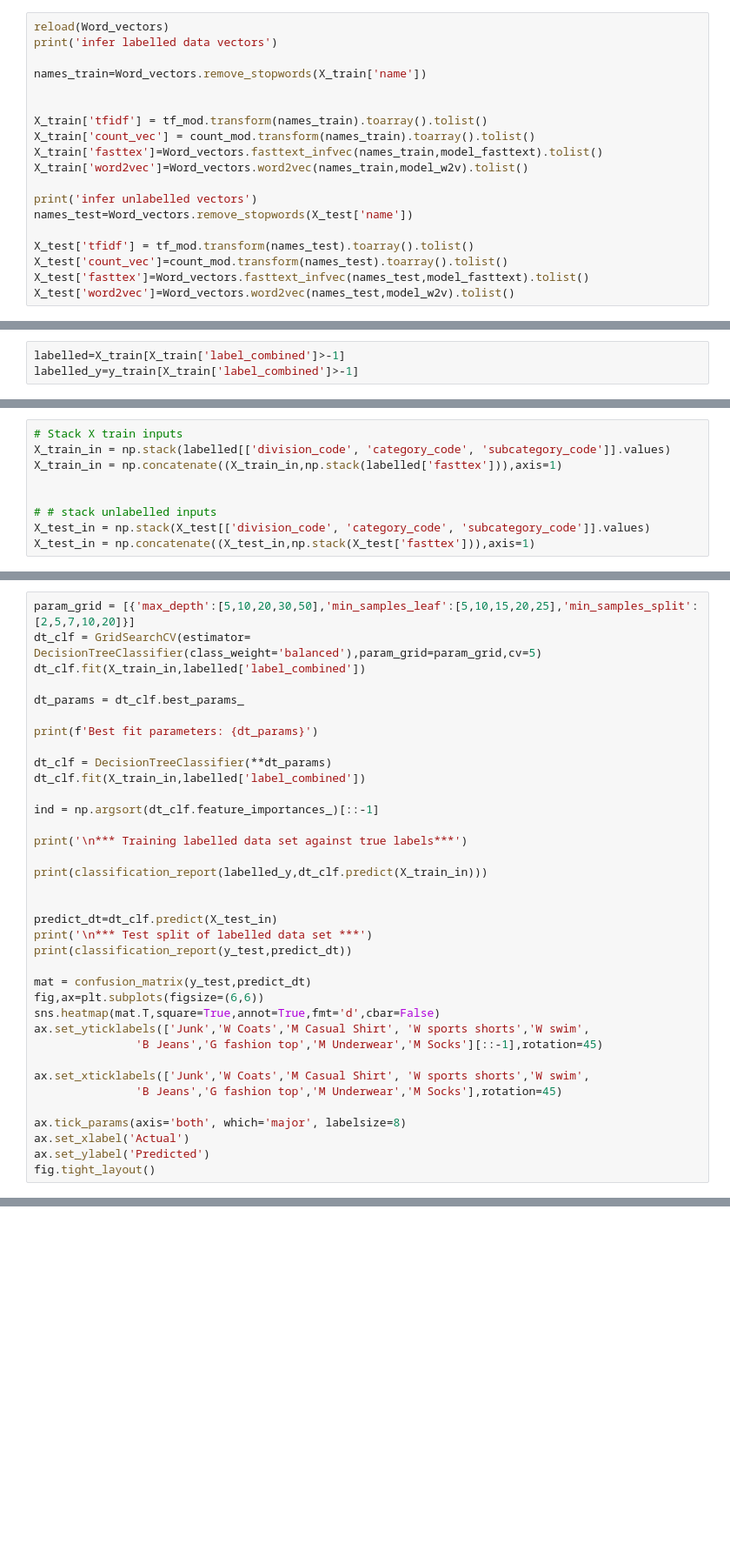
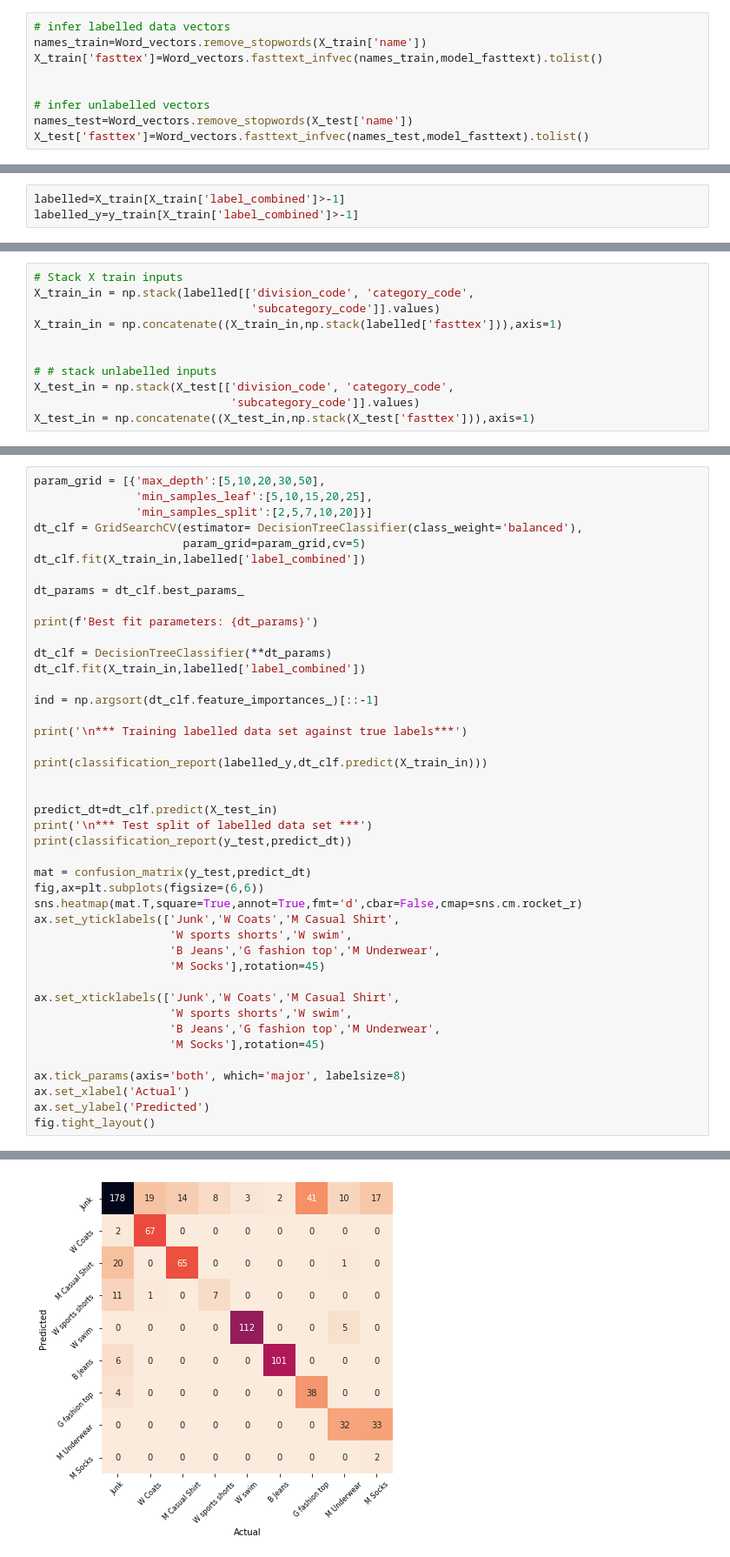
Before and after one commit to ONSBigData/labelpropagation_clothing, a Jupyter notebook: label_propagation_and_classification.ipynb, the cells around one changed output, grey strips where cells are left out. Shown at 87% size. Saved outputs shown, nothing was run; the diff lists cells and outputs as text; blank space fills up the shorter version.

```diff
--- a/label_propagation_and_classification.ipynb
+++ b/label_propagation_and_classification.ipynb
@@ -314,19 +353,9 @@ df_mock['w2v_vec'] = w2v_vectors.tolist()
 # %%
-reload(Word_vectors)
-print('infer labelled data vectors')
-
+# infer labelled data vectors
 names_train=Word_vectors.remove_stopwords(X_train['name'])
+X_train['fasttex']=Word_vectors.fasttext_infvec(names_train,model_fasttext).tolist()
 
 
-X_train['tfidf'] = tf_mod.transform(names_train).toarray().tolist()
-X_train['count_vec'] = count_mod.transform(names_train).toarray().tolist()
-X_train['fasttex']=Word_vectors.fasttext_infvec(names_train,model_fasttext).tolist()
-X_train['word2vec']=Word_vectors.word2vec(names_train,model_w2v).tolist()
-
-print('infer unlabelled vectors')
+# infer unlabelled vectors
 names_test=Word_vectors.remove_stopwords(X_test['name'])
-
-X_test['tfidf'] = tf_mod.transform(names_test).toarray().tolist()
-X_test['count_vec']=count_mod.transform(names_test).toarray().tolist()
 X_test['fasttex']=Word_vectors.fasttext_infvec(names_test,model_fasttext).tolist()
-X_test['word2vec']=Word_vectors.word2vec(names_test,model_w2v).tolist()
@@ -356,11 +390,13 @@ labelled_y=y_train[X_train['label_combined']>-1]
 # %%
 # Stack X train inputs
-X_train_in = np.stack(labelled[['division_code', 'category_code', 'subcategory_code']].values)
+X_train_in = np.stack(labelled[['division_code', 'category_code',
+                                'subcategory_code']].values)
 X_train_in = np.concatenate((X_train_in,np.stack(labelled['fasttex'])),axis=1)
 
 
 # # stack unlabelled inputs
-X_test_in = np.stack(X_test[['division_code', 'category_code', 'subcategory_code']].values)
+X_test_in = np.stack(X_test[['division_code', 'category_code',
+                             'subcategory_code']].values)
 X_test_in = np.concatenate((X_test_in,np.stack(X_test['fasttex'])),axis=1)
 # %% [markdown]
 ## Decision Tree
@@ -369,6 +405,9 @@ Build a decision tree with the fastText vectors. No rigourious hyper-parameter s
 # %%
-param_grid = [{'max_depth':[5,10,20,30,50],'min_samples_leaf':[5,10,15,20,25],'min_samples_split':[2,5,7,10,20]}]
-dt_clf = GridSearchCV(estimator= DecisionTreeClassifier(class_weight='balanced'),param_grid=param_grid,cv=5)
+param_grid = [{'max_depth':[5,10,20,30,50],
+               'min_samples_leaf':[5,10,15,20,25],
+               'min_samples_split':[2,5,7,10,20]}]
+dt_clf = GridSearchCV(estimator= DecisionTreeClassifier(class_weight='balanced'),
+                      param_grid=param_grid,cv=5)
 dt_clf.fit(X_train_in,labelled['label_combined'])
 
 dt_params = dt_clf.best_params_
@@ -391,14 +430,19 @@ print(classification_report(y_test,predict_dt))
 
 mat = confusion_matrix(y_test,predict_dt)
 fig,ax=plt.subplots(figsize=(6,6))
-sns.heatmap(mat.T,square=True,annot=True,fmt='d',cbar=False)
-ax.set_yticklabels(['Junk','W Coats','M Casual Shirt', 'W sports shorts','W swim',
-               'B Jeans','G fashion top','M Underwear','M Socks'][::-1],rotation=45)
+sns.heatmap(mat.T,square=True,annot=True,fmt='d',cbar=False,cmap=sns.cm.rocket_r)
+ax.set_yticklabels(['Junk','W Coats','M Casual Shirt',
+                    'W sports shorts','W swim',
+                    'B Jeans','G fashion top','M Underwear',
+                    'M Socks'],rotation=45)
 
-ax.set_xticklabels(['Junk','W Coats','M Casual Shirt', 'W sports shorts','W swim',
-               'B Jeans','G fashion top','M Underwear','M Socks'],rotation=45)
+ax.set_xticklabels(['Junk','W Coats','M Casual Shirt',
+                    'W sports shorts','W swim',
+                    'B Jeans','G fashion top','M Underwear',
+                    'M Socks'],rotation=45)
 
 ax.tick_params(axis='both', which='major', labelsize=8)
 ax.set_xlabel('Actual')
 ax.set_ylabel('Predicted')
 fig.tight_layout()
+# %% [output]
@@ -405 +466,2 @@ fig.tight_layout()
+[figure, added]
 # %% [markdown]
```
Also changed, not shown: parts of 51 cells of this notebook, 11 other files.
